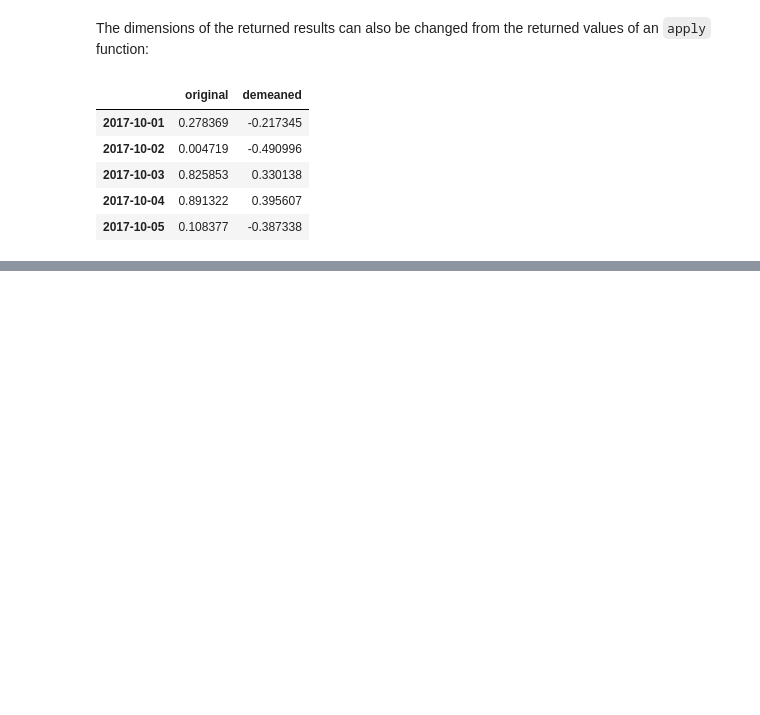
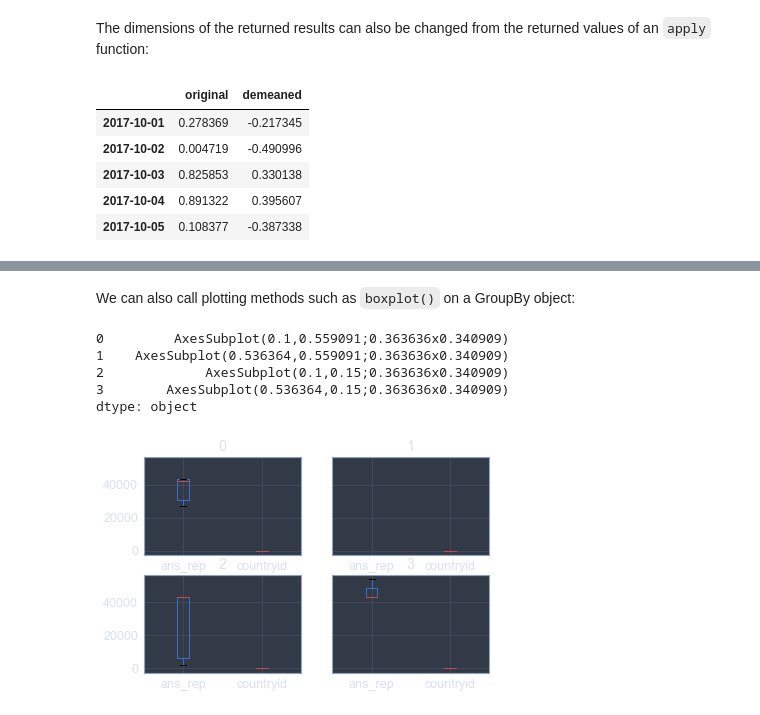
Before and after one commit to onlyphantom/WebAnalytics, a Jupyter notebook: panda_documentation.ipynb, the cells around one changed output, grey strips where cells are left out. Saved outputs shown, nothing was run; the diff lists cells and outputs as text; code cells hidden in the pictures; blank space fills up the shorter version.

```diff
--- a/panda_documentation.ipynb
+++ b/panda_documentation.ipynb
@@ -533,0 +612,13 @@ grouped.apply(f).head()
+# %% [markdown]
+We can also call plotting methods such as `boxplot()` on a GroupBy object:
+# %%
+dat = so.iloc[0:19, [11,12]]
+gb = dat.groupby('countryid')
+gb.boxplot()
+# %% [output]
+0         AxesSubplot(0.1,0.559091;0.363636x0.340909)
+1    AxesSubplot(0.536364,0.559091;0.363636x0.340909)
+2             AxesSubplot(0.1,0.15;0.363636x0.340909)
+3        AxesSubplot(0.536364,0.15;0.363636x0.340909)
+dtype: object
+[figure, added]
```
Also changed, not shown: parts of 13 cells of this notebook.
